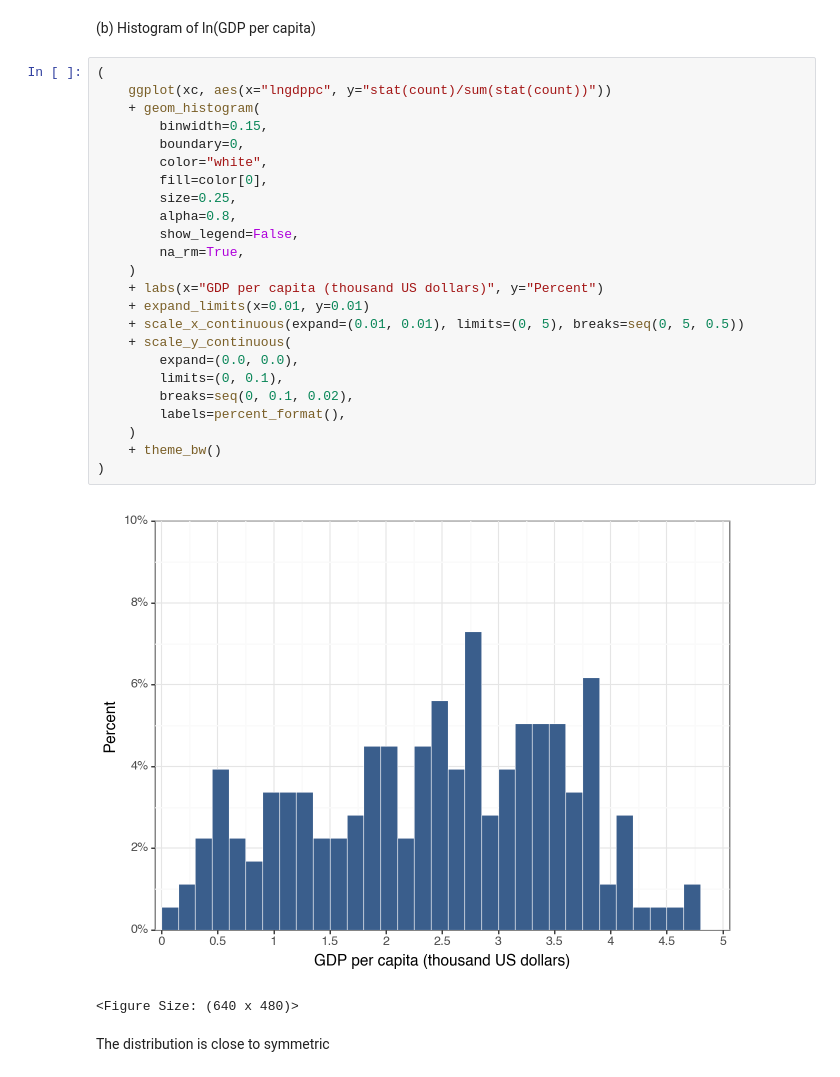
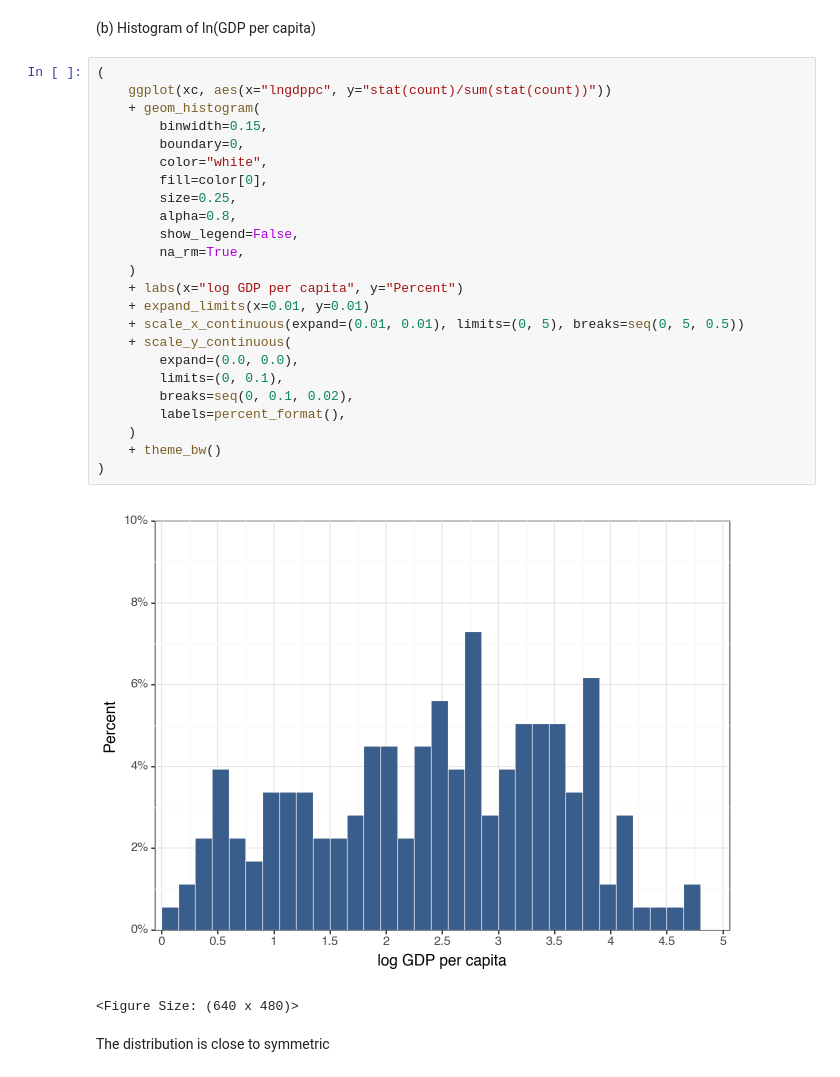
Before and after one commit to costanzadeacutis/TAsessions, a Jupyter notebook: ch08-life-expectancy-income/ch08-life-expectancy-income-commented.ipynb, the cells around one changed output. Drawn from its saved outputs; the diff is of its cells as text.

Commit message:
Typo plot distribution log gdp per capita

```diff
--- a/ch08-life-expectancy-income/ch08-life-expectancy-income-commented.ipynb
+++ b/ch08-life-expectancy-income/ch08-life-expectancy-income-commented.ipynb
@@ -253,29 +253,29 @@ Distribution skewed with a long right tail (take log?)
 # %%
 (
     ggplot(xc, aes(x="lngdppc", y="stat(count)/sum(stat(count))"))
     + geom_histogram(
         binwidth=0.15,
         boundary=0,
         color="white",
         fill=color[0],
         size=0.25,
         alpha=0.8,
         show_legend=False,
         na_rm=True,
     )
-    + labs(x="GDP per capita (thousand US dollars)", y="Percent")
+    + labs(x="log GDP per capita", y="Percent")
     + expand_limits(x=0.01, y=0.01)
     + scale_x_continuous(expand=(0.01, 0.01), limits=(0, 5), breaks=seq(0, 5, 0.5))
     + scale_y_continuous(
         expand=(0.0, 0.0),
         limits=(0, 0.1),
         breaks=seq(0, 0.1, 0.02),
         labels=percent_format(),
     )
     + theme_bw()
 )
 # %% [output]
-[figure, old version]
+[figure, new version]
 <Figure Size: (640 x 480)>
 # %% [markdown]
 The distribution is close to symmetric
```
Also changed, not shown: parts of 2 cells of this notebook.
